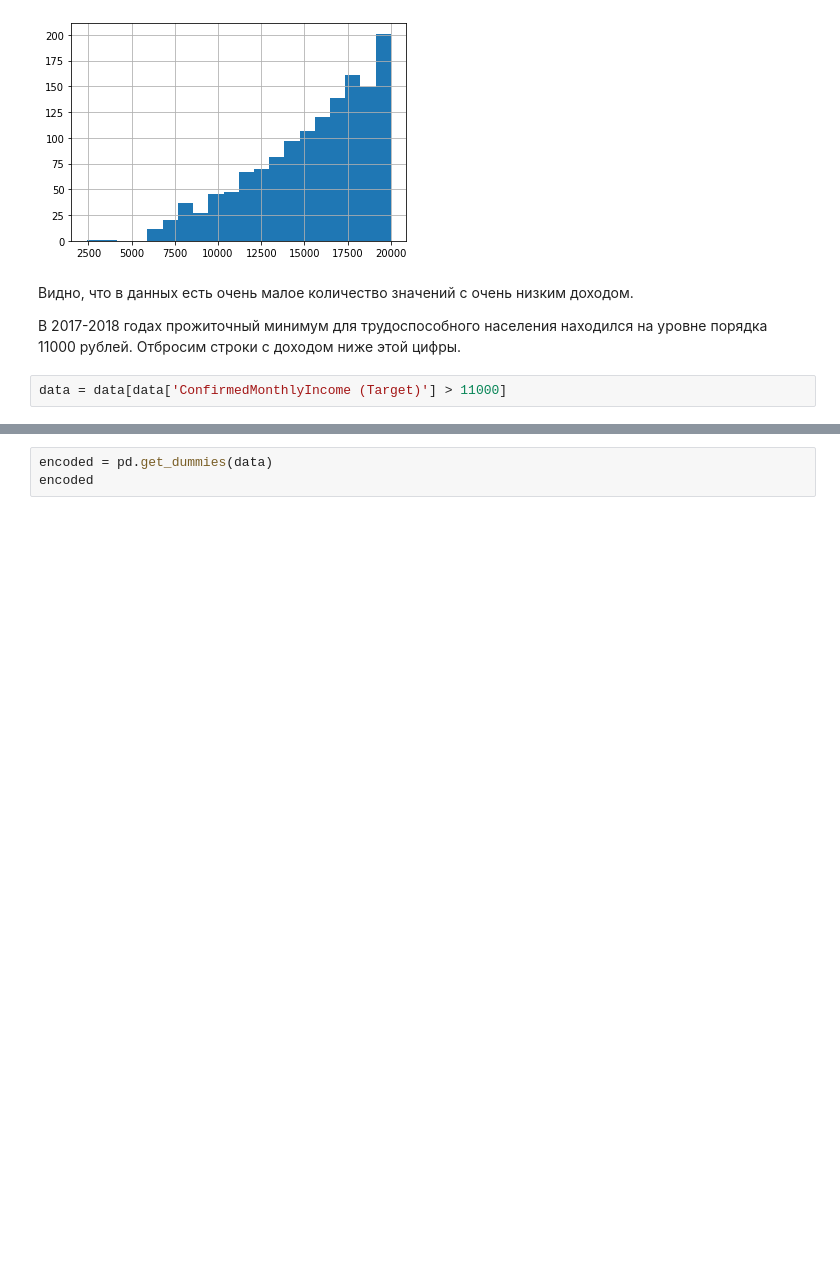
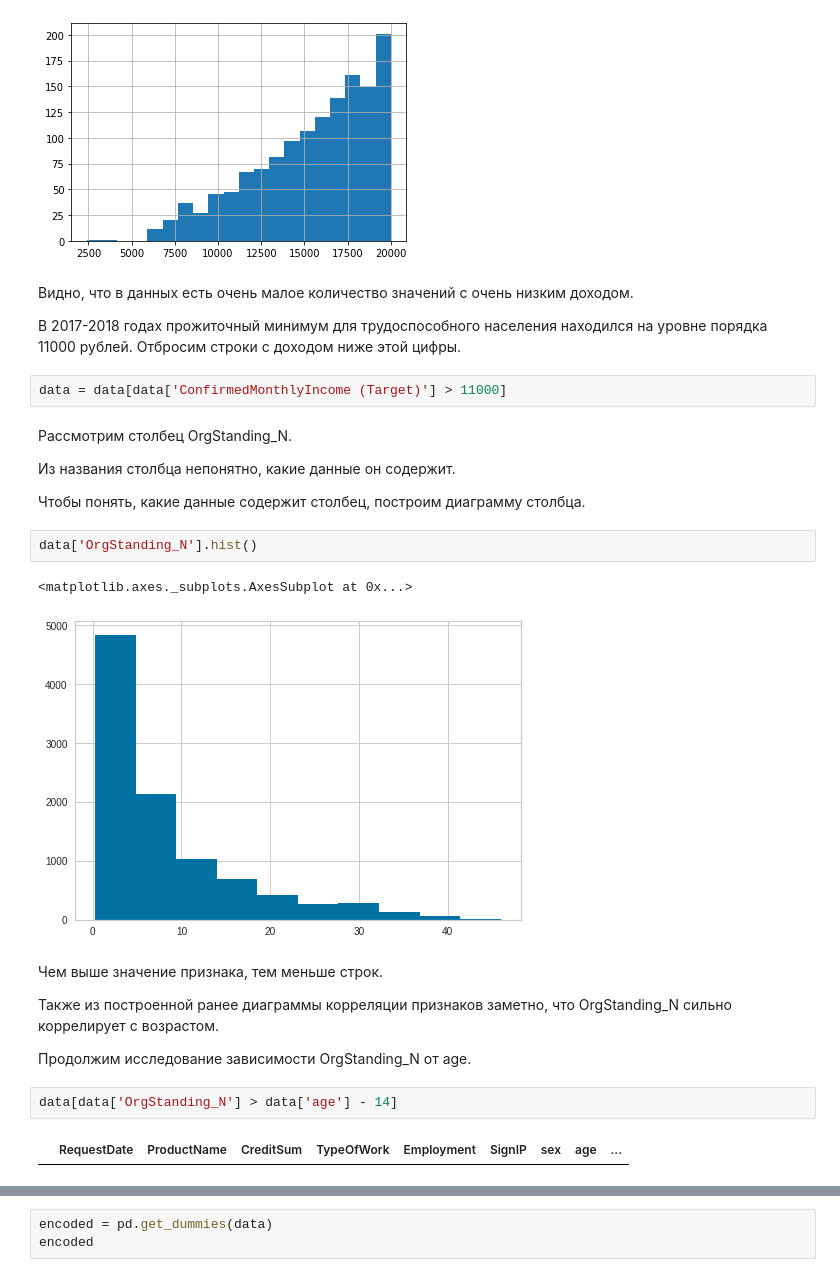
Before and after one commit to artemgur/akbars, a Jupyter notebook: akbars.ipynb, the cells around one changed output, grey strips where cells are left out. Saved outputs shown, nothing was run; the diff lists cells and outputs as text; blank space fills up the shorter version.

```diff
--- a/akbars.ipynb
+++ b/akbars.ipynb
@@ -600,3 +617,24 @@ data[data['ConfirmedMonthlyIncome (Target)'] < 20000]['ConfirmedMonthlyIncome (T
 В 2017-2018 годах прожиточный минимум для трудоспособного населения находился на уровне порядка 11000 рублей. Отбросим строки с доходом ниже этой цифры.
 # %%
 data = data[data['ConfirmedMonthlyIncome (Target)'] > 11000]
+# %% [markdown]
+Рассмотрим столбец OrgStanding_N.
+
+Из названия столбца непонятно, какие данные он содержит.
+
+Чтобы понять, какие данные содержит столбец, построим диаграмму столбца.
+# %%
+data['OrgStanding_N'].hist()
+# %% [output]
+<matplotlib.axes._subplots.AxesSubplot at 0x...>
+[figure, added]
+# %% [markdown]
+Чем выше значение признака, тем меньше строк.
+
+Также из построенной ранее диаграммы корреляции признаков заметно, что OrgStanding_N сильно коррелирует с возрастом.
+
+Продолжим исследование зависимости OrgStanding_N от age.
+# %%
+data[data['OrgStanding_N'] > data['age'] - 14]
+# %% [output]
+|  | RequestDate | ProductName | CreditSum | TypeOfWork | Employment | SignIP | sex | age | ... |
```
Also changed, not shown: parts of 27 cells of this notebook.
